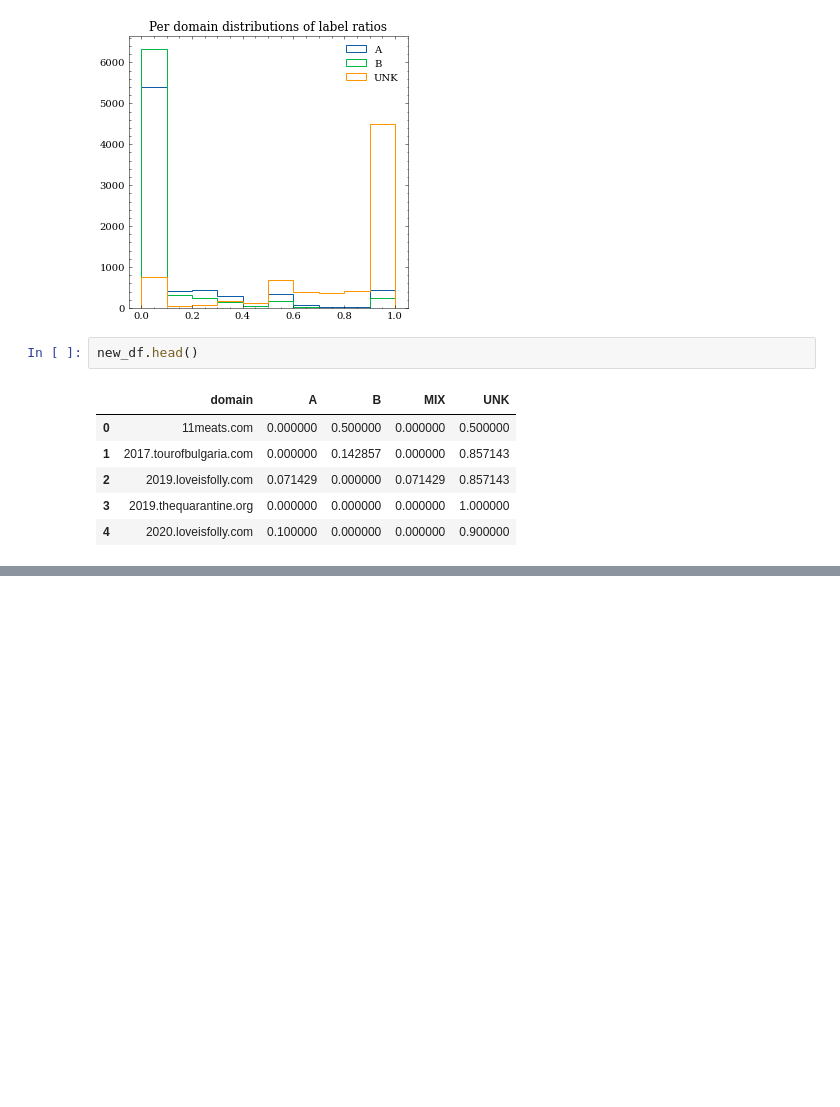
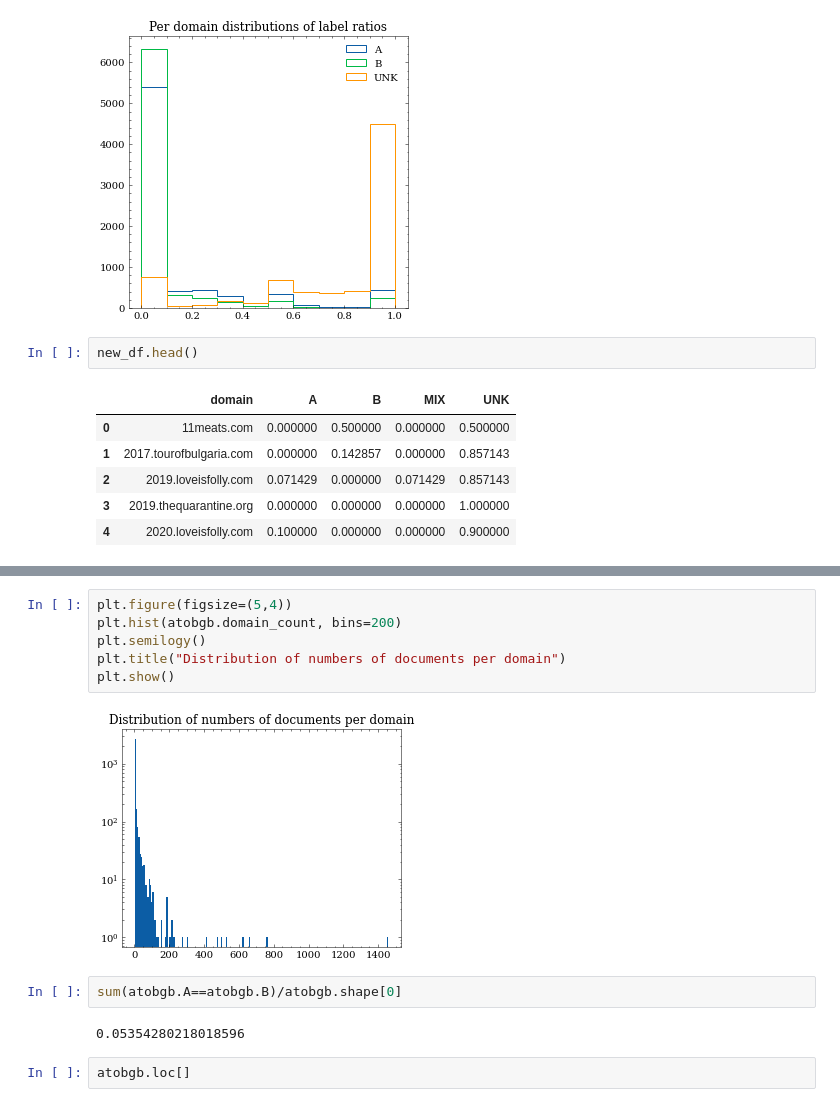
Before and after one commit to 5roop/task7, a Jupyter notebook: 8_eval_on_tmx_files.ipynb, the cells around one changed output, grey strips where cells are left out. Saved outputs shown, nothing was run; the diff lists cells and outputs as text; blank space fills up the shorter version.

```diff
--- a/8_eval_on_tmx_files.ipynb
+++ b/8_eval_on_tmx_files.ipynb
@@ -191,0 +199,14 @@ plt.show()
+# %%
+plt.figure(figsize=(5,4))
+plt.hist(atobgb.domain_count, bins=200)
+plt.semilogy()
+plt.title("Distribution of numbers of documents per domain")
+plt.show()
+# %% [output]
+[figure, added]
+# %%
+sum(atobgb.A==atobgb.B)/atobgb.shape[0]
+# %% [output]
+0.05354280218018596
+# %%
+atobgb.loc[]
```
Also changed, not shown: parts of 3 cells of this notebook, 1 other file.
